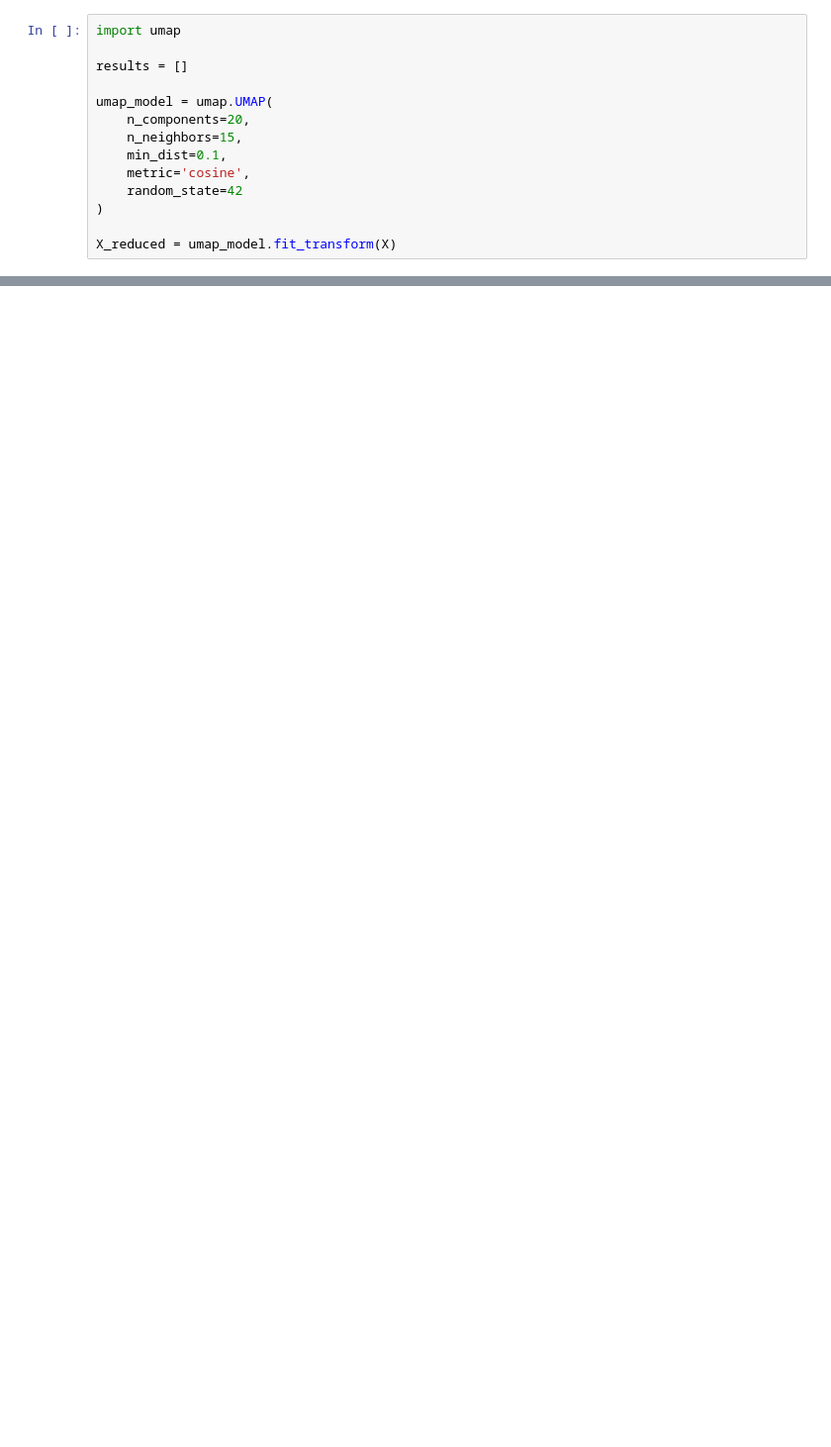
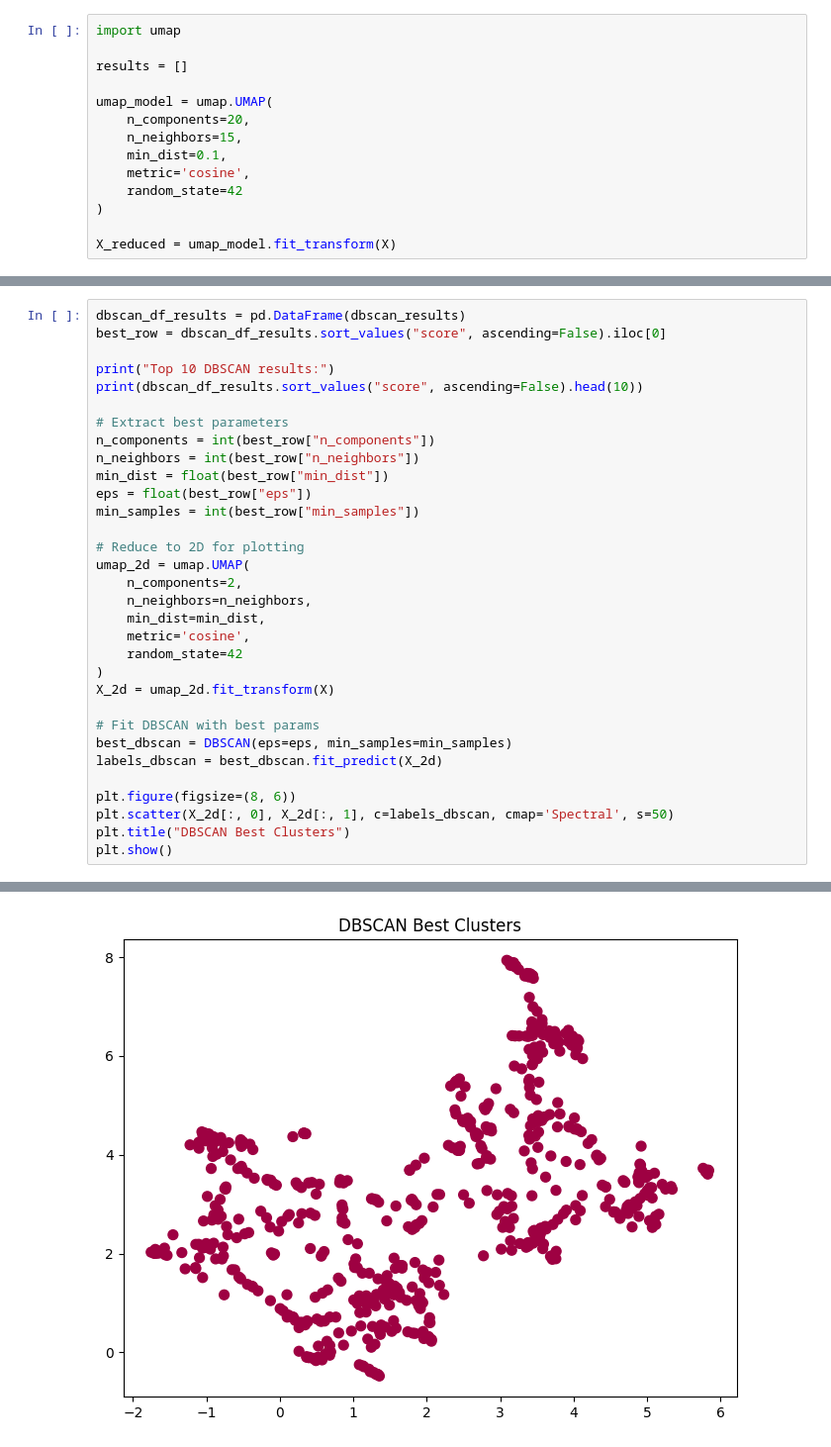
Before and after one commit to Martin-Matin-Muller/DR-CVRIE-EPITECH-machine-learning-, a Jupyter notebook: CVRIE_Unsupervised.ipynb, the cells around one changed output, grey strips where cells are left out. Shown at 99% size. Cells and saved outputs as stored; diff of their text form; blank space fills up the shorter version.

```diff
--- a/CVRIE_Unsupervised.ipynb
+++ b/CVRIE_Unsupervised.ipynb
@@ -582,0 +607,33 @@ plt.show()
+# %%
+dbscan_df_results = pd.DataFrame(dbscan_results)
+best_row = dbscan_df_results.sort_values("score", ascending=False).iloc[0]
+
+print("Top 10 DBSCAN results:")
+print(dbscan_df_results.sort_values("score", ascending=False).head(10))
+
+# Extract best parameters
+n_components = int(best_row["n_components"])
+n_neighbors = int(best_row["n_neighbors"])
+min_dist = float(best_row["min_dist"])
+eps = float(best_row["eps"])
+min_samples = int(best_row["min_samples"])
+
+# Reduce to 2D for plotting
+umap_2d = umap.UMAP(
+    n_components=2,
+    n_neighbors=n_neighbors,
+    min_dist=min_dist,
+    metric='cosine',
+    random_state=42
+)
+X_2d = umap_2d.fit_transform(X)
+
+# Fit DBSCAN with best params
+best_dbscan = DBSCAN(eps=eps, min_samples=min_samples)
+labels_dbscan = best_dbscan.fit_predict(X_2d)
+
+plt.figure(figsize=(8, 6))
+plt.scatter(X_2d[:, 0], X_2d[:, 1], c=labels_dbscan, cmap='Spectral', s=50)
+plt.title("DBSCAN Best Clusters")
+plt.show()
+# %% [output]
@@ -582,0 +652 @@ plt.show()
+[figure, added]
```
Also changed, not shown: parts of 34 cells of this notebook, 1 other file.
